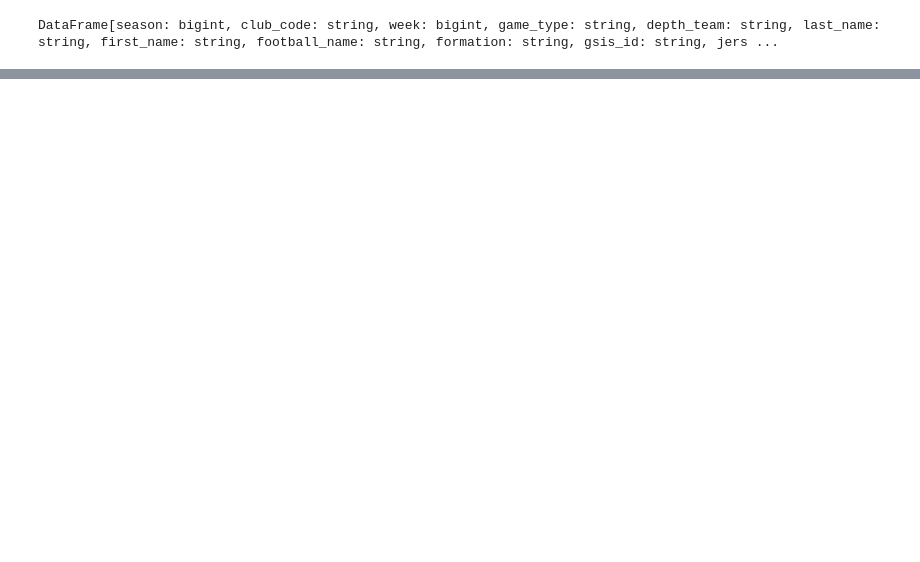
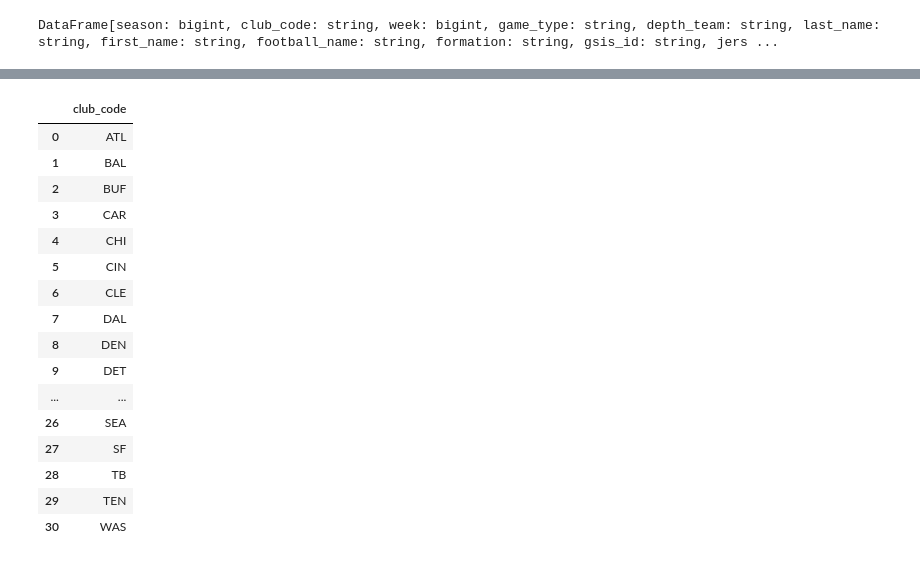
Before and after one commit to osherboudara99/NFL_Stats_Project, a Jupyter notebook: NFL_Project.ipynb, the cells around one changed output, grey strips where cells are left out. Drawn from its saved outputs; the diff is of its cells as text; code cells hidden in the pictures; blank space fills up the shorter version.

```diff
--- a/NFL_Project.ipynb
+++ b/NFL_Project.ipynb
@@ -56,4 +72,22 @@ teams_and_players.toPandas()
 # %%
 teams_and_players.createOrReplaceTempView('players_teams')
 # %%
-#new = spark.sql('query')
+spark.sql("select distinct club_code from players_teams where formation = 'Offense' and week = '14'").toPandas()
+# %% [output]
+|  | club_code |
+| 0 | ATL |
+| 1 | BAL |
+| 2 | BUF |
+| 3 | CAR |
+| 4 | CHI |
+| 5 | CIN |
+| 6 | CLE |
+| 7 | DAL |
+| 8 | DEN |
+| 9 | DET |
+| ... | ... |
+| 26 | SEA |
+| 27 | SF |
+| 28 | TB |
+| 29 | TEN |
+| 30 | WAS |
```
Also changed, not shown: parts of 5 cells of this notebook.
